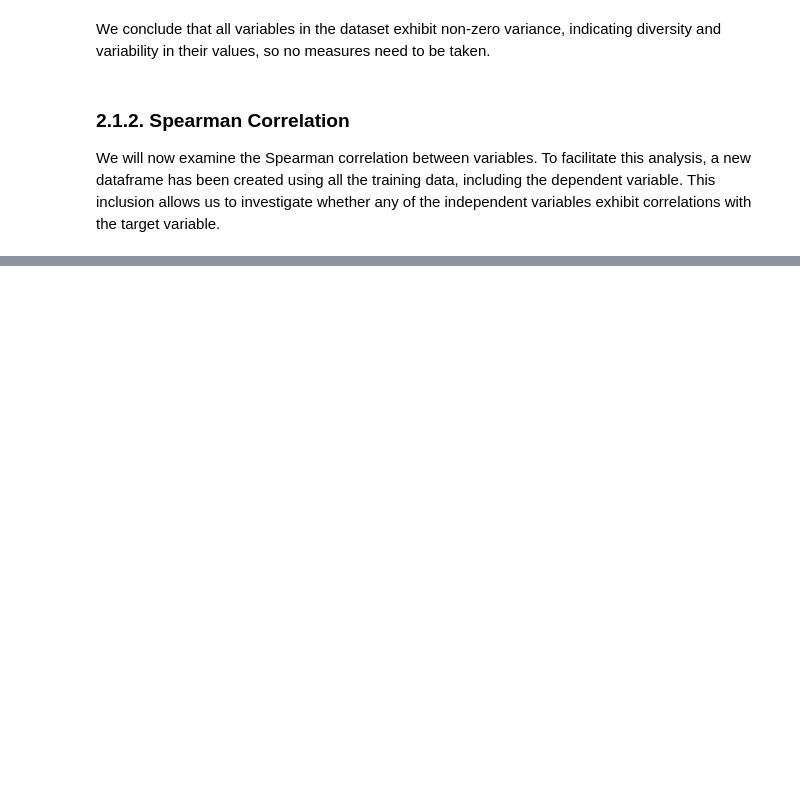
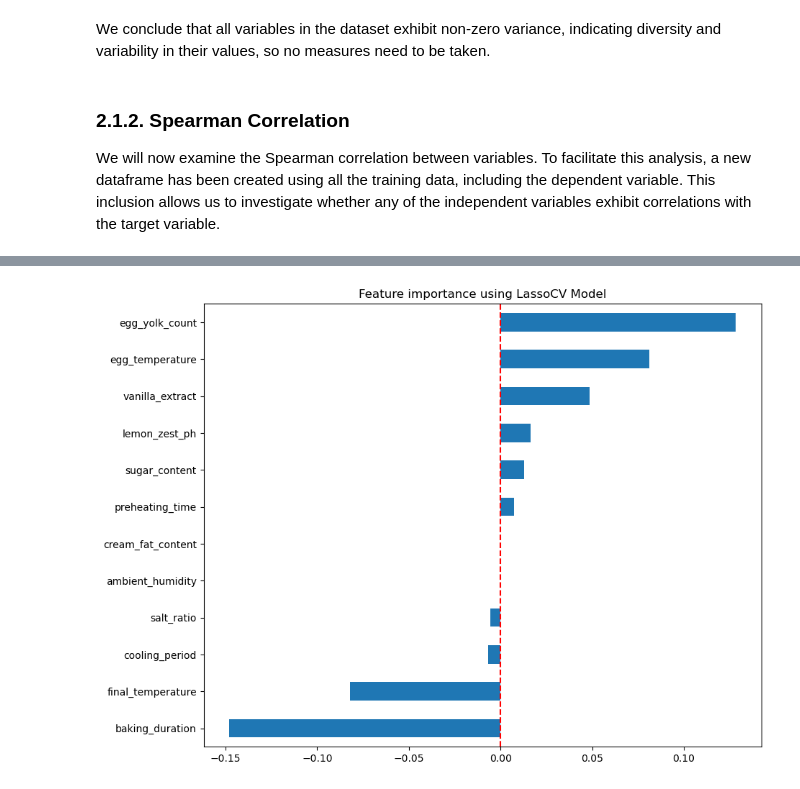
Before and after one commit to gugaffranco/MachineLearning1G08, a Jupyter notebook: ML08_NB3_FEATUREMGMT.ipynb, the cells around one changed output, grey strips where cells are left out. Cells and saved outputs as stored; diff of their text form; code cells hidden in the pictures; blank space fills up the shorter version.

```diff
--- a/ML08_NB3_FEATUREMGMT.ipynb
+++ b/ML08_NB3_FEATUREMGMT.ipynb
@@ -118,0 +199,2 @@ We will now examine the Spearman correlation between variables.  To facilitate t
+# %%
+model = LogisticRegression()
@@ -118,0 +205,23 @@ We will now examine the Spearman correlation between variables.  To facilitate t
+# %%
+# Number of features
+nof_list = np.arange(1,8)
+high_score = 0
+
+# Variable to store the optimum features
+nof = 0
+score_list = []
+for n in range(len(nof_list)):
+    rfe = RFE(model,n_features_to_select = nof_list[n])
+    X_train_rfe = rfe.fit_transform(X_train_n_scl,y_train)
+    X_val_rfe = rfe.transform(X_val_n_scl)
+    model.fit(X_train_rfe,y_train)
+
+    score = model.score(X_val_rfe,y_val)
+    score_list.append(score)
+
+    if(score > high_score):
+        high_score = score
+        nof = nof_list[n]
+
+print("Optimum number of features: %d" %nof)
+print("Score with %d features: %f" % (nof, high_score))
@@ -118,0 +233,5 @@ We will now examine the Spearman correlation between variables.  To facilitate t
+# %%
+rfe = RFE(estimator = model, n_features_to_select = nof)
+rfe.fit_transform(X_train_n_scl, y_train)
+selected_features = pd.Series(rfe.support_, index = X_train_n_scl.columns)
+print(f"Features to keep:\n{selected_features}")
@@ -118,0 +261,15 @@ We will now examine the Spearman correlation between variables.  To facilitate t
+# %%
+def plot_importance(coef,name):
+    imp_coef = coef.sort_values()
+    plt.figure(figsize=(10,8))
+    imp_coef.plot(kind = "barh")
+    plt.title("Feature importance using " + name + " Model")
+    plt.axvline(x=0, color='red', linestyle='--')
+    plt.show()
+
+reg = LassoCV()
+reg.fit(X_train_n_scl, y_train)
+coef = pd.Series(reg.coef_, index = X_train_n_scl.columns)
+plot_importance(coef, 'LassoCV')
+# %% [output]
+[figure, added]
```
Also changed, not shown: parts of 24 cells of this notebook, 3 other files.
